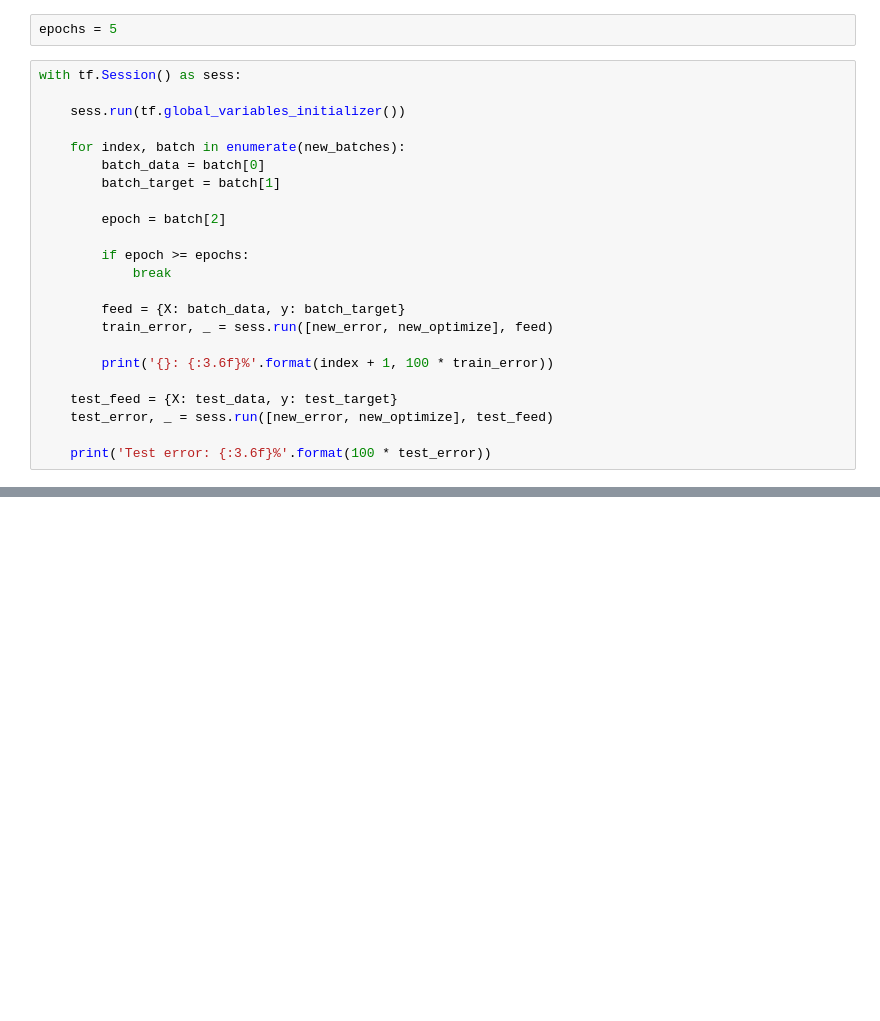
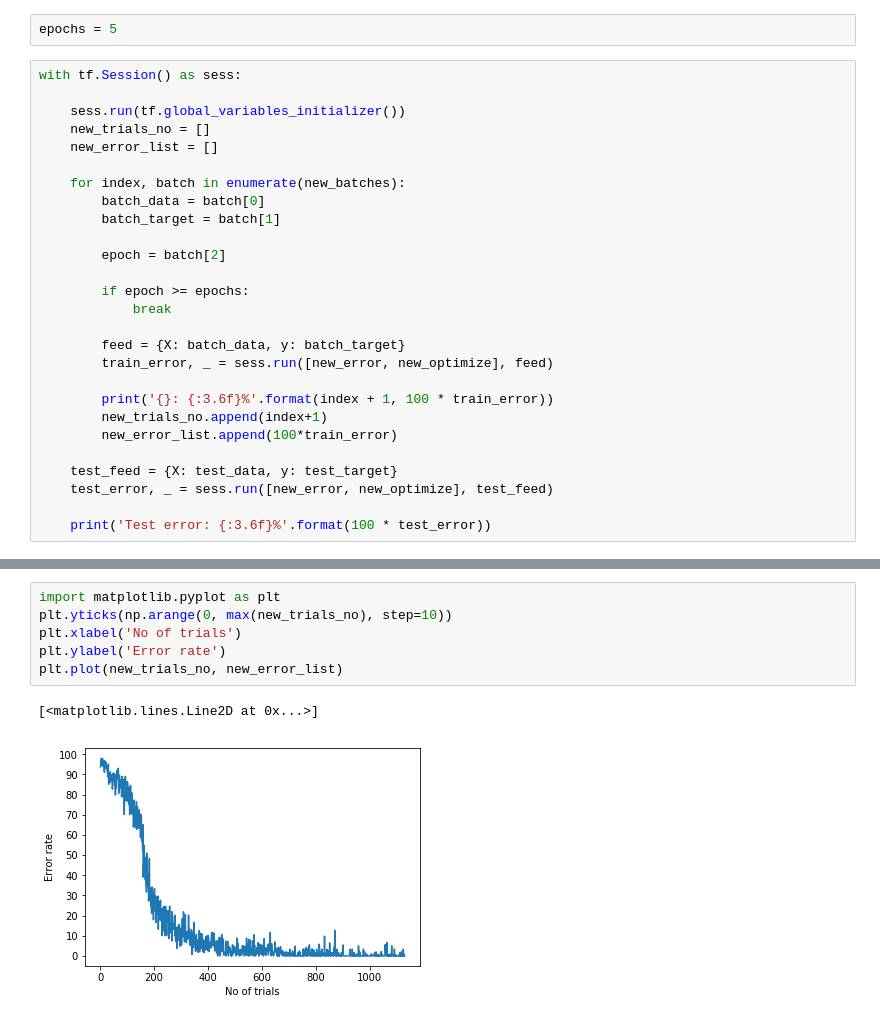
Before and after one commit to learning-dev/udacity-MLND, a Jupyter notebook: capstone/capstone_project_OCR_RNNs.ipynb, the cells around one changed output, grey strips where cells are left out. Cells and saved outputs as stored; diff of their text form; blank space fills up the shorter version.

```diff
--- a/capstone/capstone_project_OCR_RNNs.ipynb
+++ b/capstone/capstone_project_OCR_RNNs.ipynb
@@ -484,6 +487,8 @@ epochs = 5
 with tf.Session() as sess:
 
     sess.run(tf.global_variables_initializer())
+    new_trials_no = []
+    new_error_list = []
 
     for index, batch in enumerate(new_batches):
         batch_data = batch[0]
@@ -498,6 +503,8 @@ with tf.Session() as sess:
         train_error, _ = sess.run([new_error, new_optimize], feed)
 
         print('{}: {:3.6f}%'.format(index + 1, 100 * train_error))
+        new_trials_no.append(index+1)
+        new_error_list.append(100*train_error)
 
     test_feed = {X: test_data, y: test_target}
     test_error, _ = sess.run([new_error, new_optimize], test_feed)
@@ -523,0 +531,9 @@ Test error: 2.343834%
+# %%
+import matplotlib.pyplot as plt
+plt.yticks(np.arange(0, max(new_trials_no), step=10))
+plt.xlabel('No of trials')
+plt.ylabel('Error rate')
+plt.plot(new_trials_no, new_error_list)
+# %% [output]
+[<matplotlib.lines.Line2D at 0x...>]
+[figure, added]
```
Also changed, not shown: parts of 6 cells of this notebook, 3 other files.
